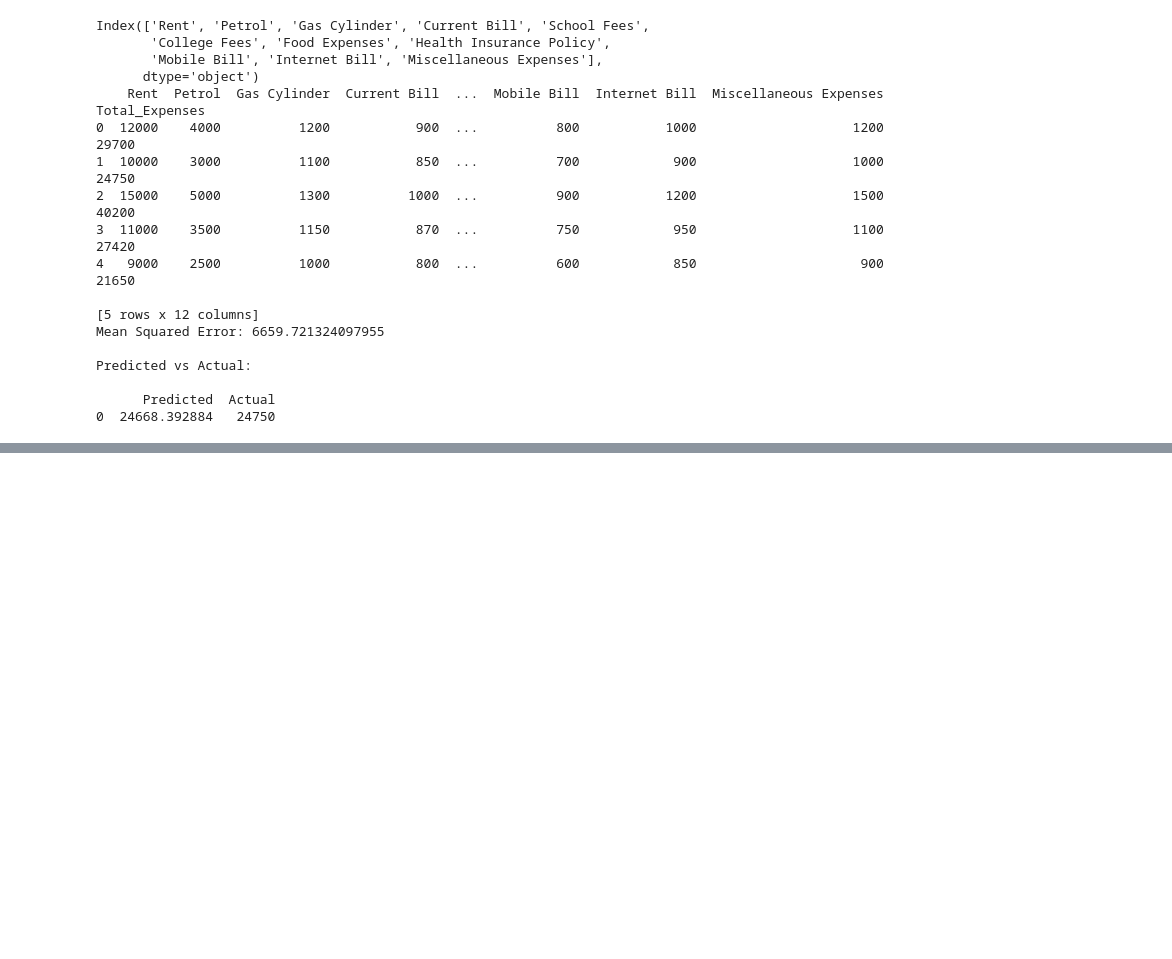
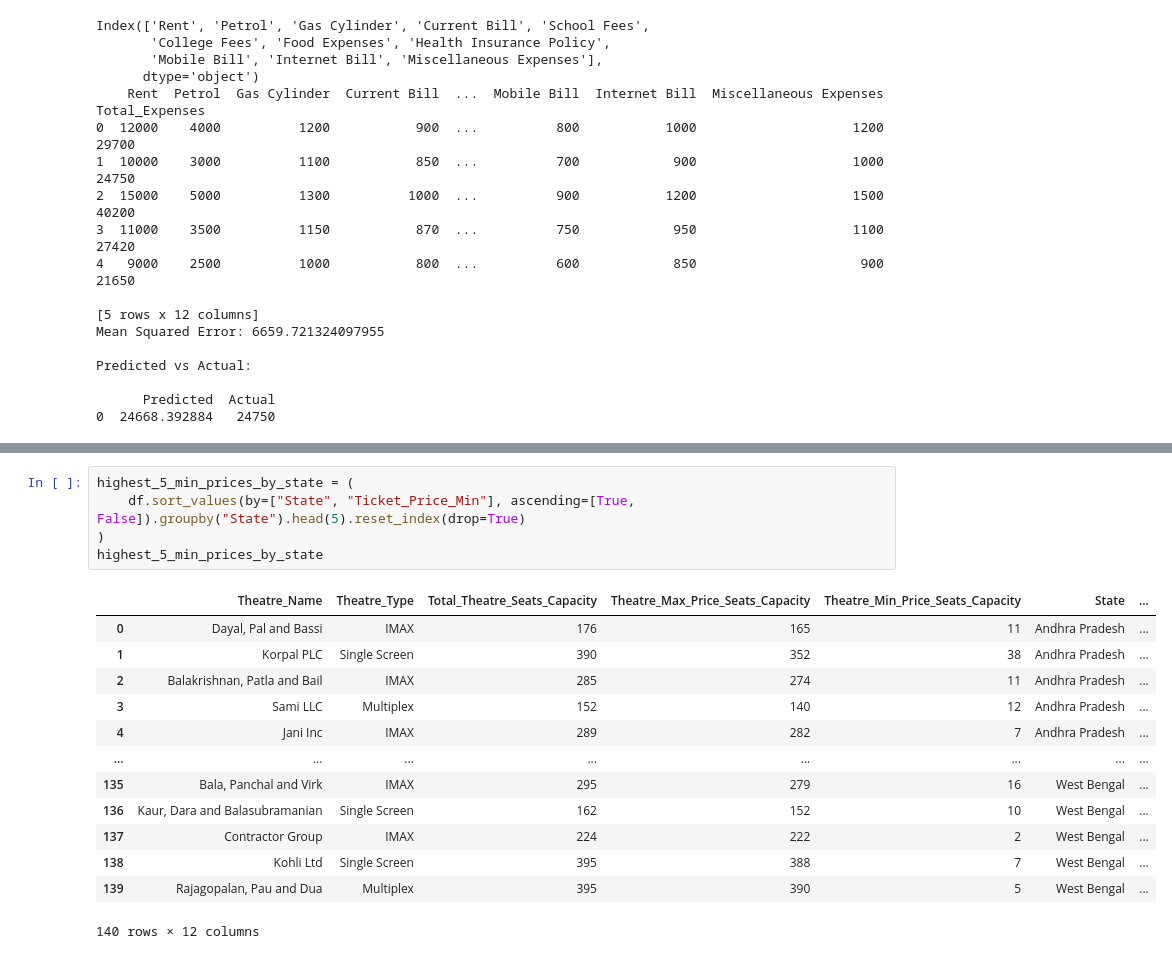
Before and after one commit to deanesh/artificial-intelligence, a Jupyter notebook: ml-combination-samples/ML-Combination-Examples.ipynb, the cells around one changed output, grey strips where cells are left out. Cells and saved outputs as stored; diff of their text form; blank space fills up the shorter version.

```diff
--- a/ml-combination-samples/ML-Combination-Examples.ipynb
+++ b/ml-combination-samples/ML-Combination-Examples.ipynb
@@ -628,0 +1030,19 @@ Predicted vs Actual:
+# %%
+highest_5_min_prices_by_state = (
+    df.sort_values(by=["State", "Ticket_Price_Min"], ascending=[True, False]).groupby("State").head(5).reset_index(drop=True)
+)
+highest_5_min_prices_by_state
+# %% [output]
+|  | Theatre_Name | Theatre_Type | Total_Theatre_Seats_Capacity | Theatre_Max_Price_Seats_Capacity | Theatre_Min_Price_Seats_Capacity | State | ... |
+| 0 | Dayal, Pal and Bassi | IMAX | 176 | 165 | 11 | Andhra Pradesh | ... |
+| 1 | Korpal PLC | Single Screen | 390 | 352 | 38 | Andhra Pradesh | ... |
+| 2 | Balakrishnan, Patla and Bail | IMAX | 285 | 274 | 11 | Andhra Pradesh | ... |
+| 3 | Sami LLC | Multiplex | 152 | 140 | 12 | Andhra Pradesh | ... |
+| 4 | Jani Inc | IMAX | 289 | 282 | 7 | Andhra Pradesh | ... |
+| ... | ... | ... | ... | ... | ... | ... | ... |
+| 135 | Bala, Panchal and Virk | IMAX | 295 | 279 | 16 | West Bengal | ... |
+| 136 | Kaur, Dara and Balasubramanian | Single Screen | 162 | 152 | 10 | West Bengal | ... |
+| 137 | Contractor Group | IMAX | 224 | 222 | 2 | West Bengal | ... |
+| 138 | Kohli Ltd | Single Screen | 395 | 388 | 7 | West Bengal | ... |
+| 139 | Rajagopalan, Pau and Dua | Multiplex | 395 | 390 | 5 | West Bengal | ... |
+140 rows × 12 columns
```
Also changed, not shown: parts of 29 cells of this notebook.
